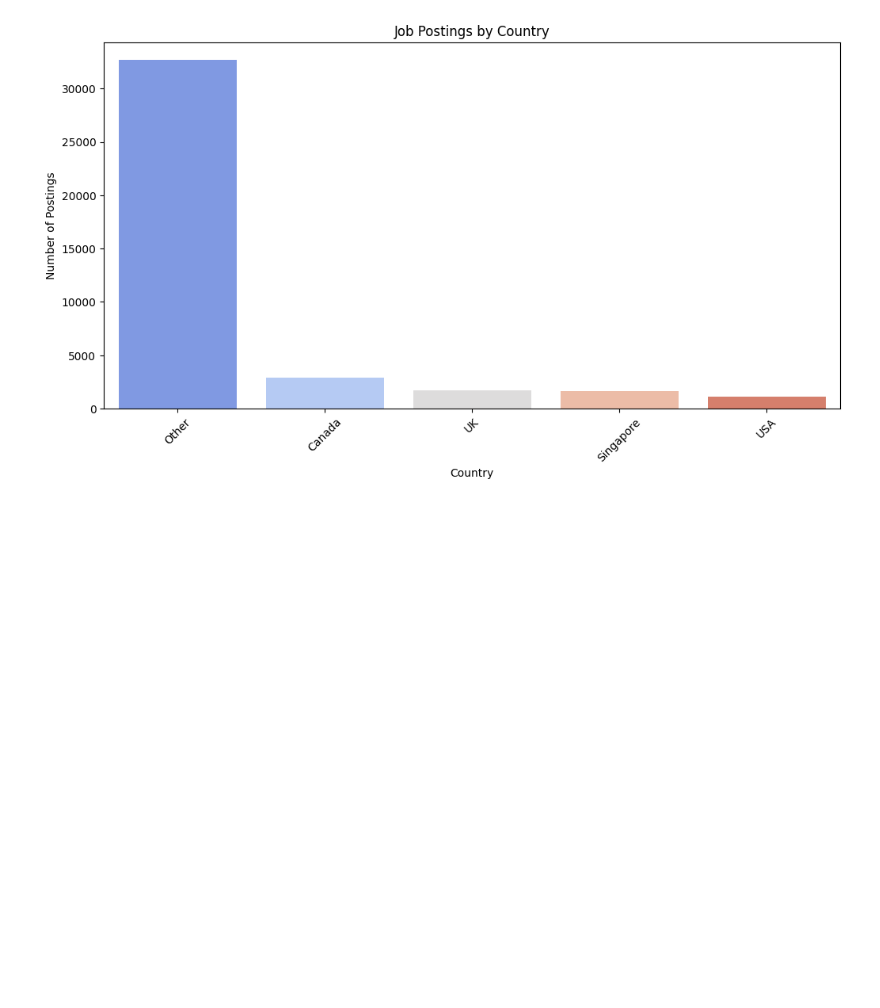
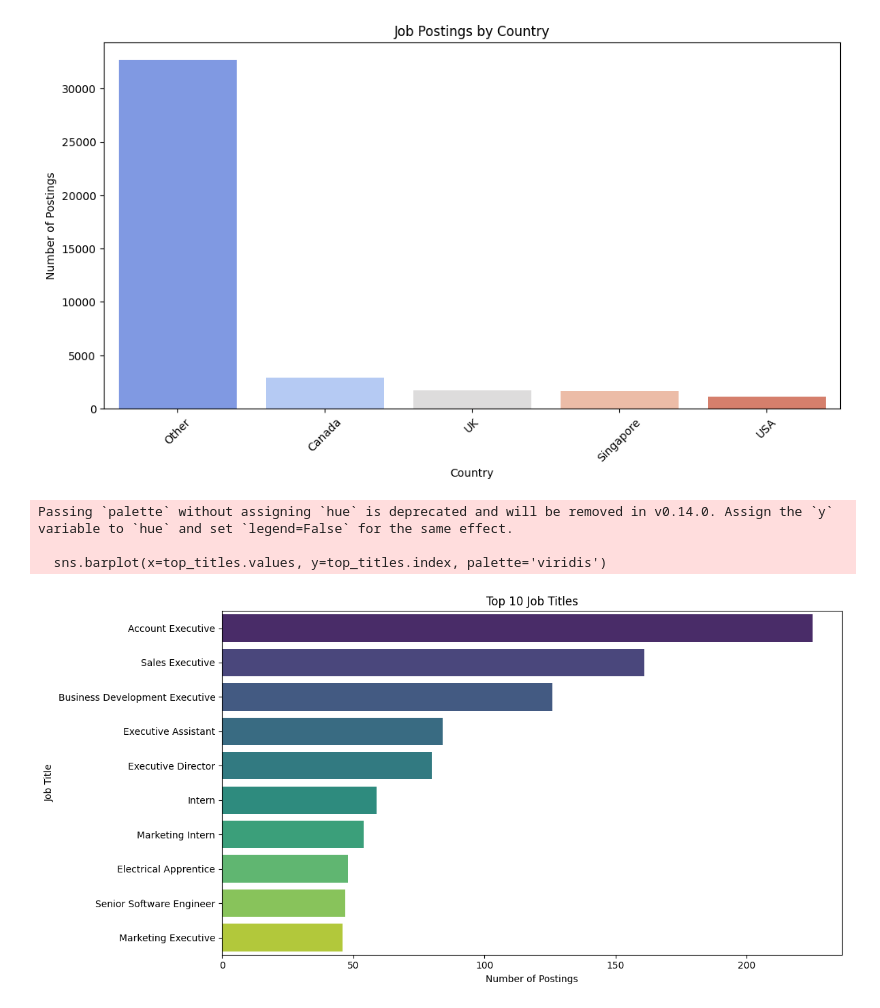
Before and after one commit to Agnefits/DEPI-Mega-project-1, a Jupyter notebook: AI_Job_Recommendation_System/notebooks/visualizations/job_visualization.ipynb, the cells around one changed output. Cells and saved outputs as stored; diff of their text form; code cells hidden in the pictures; blank space fills up the shorter version.

Commit message:
Finalize the project

```diff
--- a/AI_Job_Recommendation_System/notebooks/visualizations/job_visualization.ipynb
+++ b/AI_Job_Recommendation_System/notebooks/visualizations/job_visualization.ipynb
@@ -3,8 +3,8 @@ import pandas as pd
 import matplotlib.pyplot as plt
 import seaborn as sns
 # %%
-# Load the job listings dataset (adjust path as needed)
-job_df = pd.read_csv("C:\\Yousuf\\DEPI\\Technical\\Mega Projects\\Job_Recommendation_System\\data\\Raw\\Jobs.csv")
+# Load the job listings dataset
+job_df = pd.read_csv(r"C:\Yousuf\DEPI\Technical\Mega Projects\Mega_Project\DEPI-Mega-project-1\AI_Job_Recommendation_System\data\Raw\Jobs.csv")
 
 # Distribution of Job Types
 job_type_counts = job_df['Job-Type'].value_counts()
@@ -108,3 +108,20 @@ Passing `palette` without assigning `hue` is deprecated and will be removed in v
 
   sns.barplot(x=country_counts.index, y=country_counts.values, palette='coolwarm')
 [figure]
+# %%
+# Get top 10 job titles
+top_titles = job_df['Job-Title'].value_counts().head(10)
+
+# Create bar plot
+plt.figure(figsize=(12, 6))
+sns.barplot(x=top_titles.values, y=top_titles.index, palette='viridis')
+plt.title('Top 10 Job Titles')
+plt.xlabel('Number of Postings')
+plt.ylabel('Job Title')
+plt.tight_layout()
+plt.show()
+# %% [output]
+Passing `palette` without assigning `hue` is deprecated and will be removed in v0.14.0. Assign the `y` variable to `hue` and set `legend=False` for the same effect.
+
+  sns.barplot(x=top_titles.values, y=top_titles.index, palette='viridis')
+[figure, added]
```
Also changed, not shown: 18 other files.
